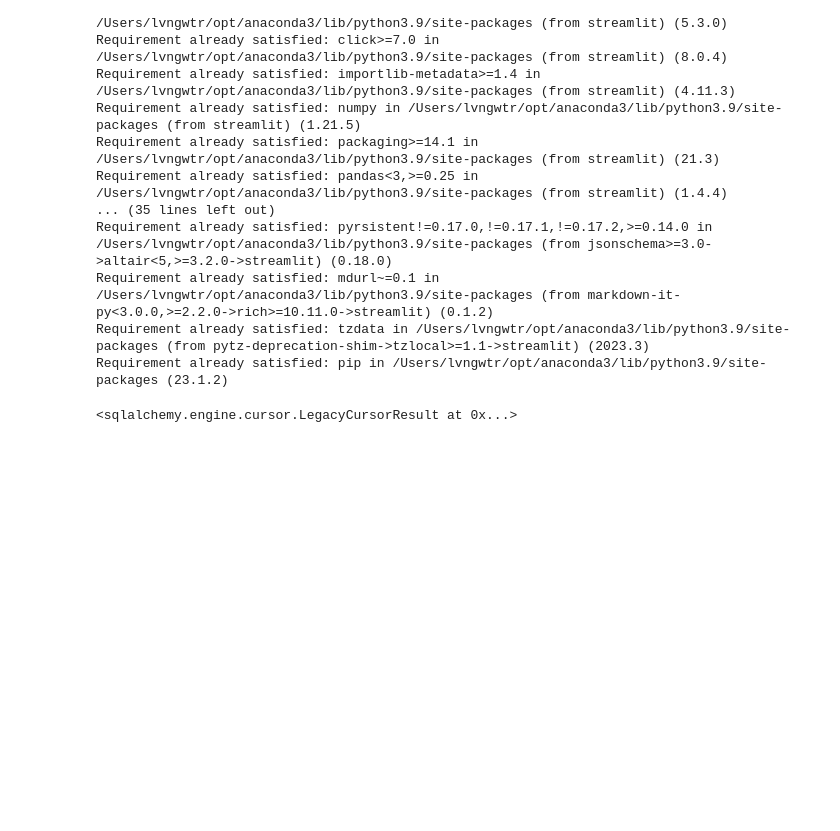
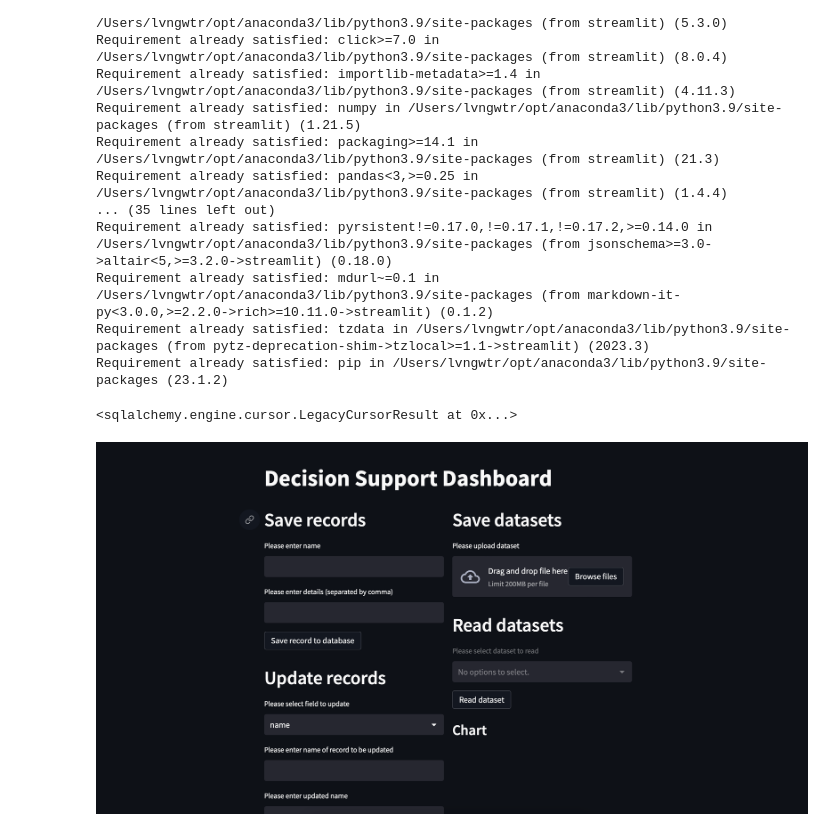
Before and after one commit to willixm9/Decision-Support, a Jupyter notebook: Lab 7a_8.ipynb, the cells around one changed output. Drawn from its saved outputs; the diff is of its cells as text; code cells hidden in the pictures; blank space fills up the shorter version.

Commit message:
Lab 7b/8 - Create data warehouse & dashboard to view data

```diff
--- a/Lab 7a_8.ipynb
+++ b/Lab 7a_8.ipynb
@@ -124,0 +123,6 @@ with columns[1]:
+# %%
+#Dashboard
+from IPython.display import Image
+Image(filename='DDSScreenShot.png')
+# %% [output]
+[figure, added]
```
Also changed, not shown: parts of 2 cells of this notebook, 1 other file.
